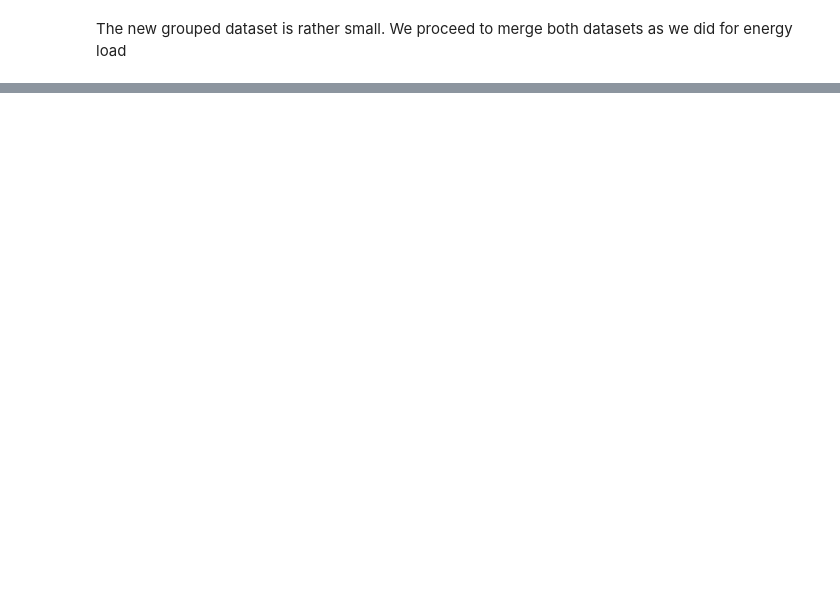
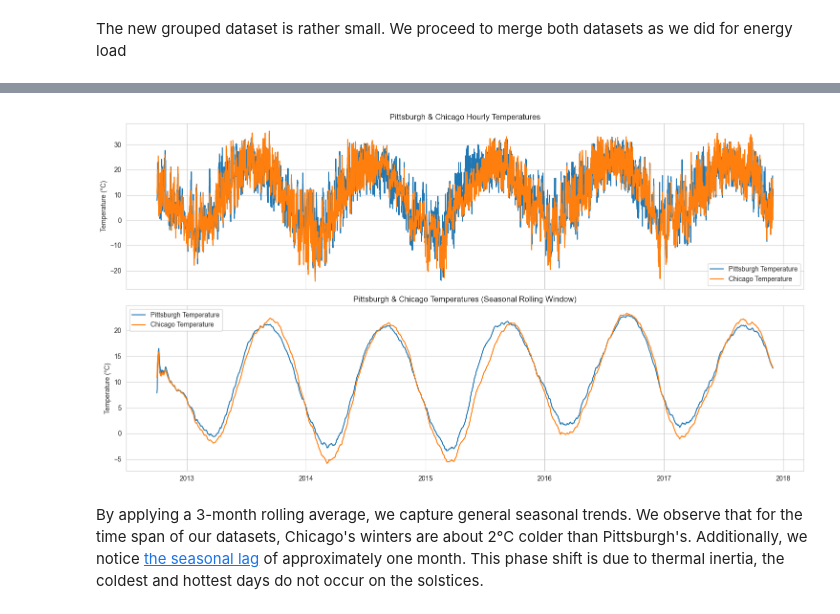
Before and after one commit to Somerillo/DI-Final_Project, a Jupyter notebook: time_series.ipynb, the cells around one changed output, grey strips where cells are left out. Cells and saved outputs as stored; diff of their text form; code cells hidden in the pictures; blank space fills up the shorter version.

```diff
--- a/time_series.ipynb
+++ b/time_series.ipynb
@@ -596,0 +661,37 @@ df_pennsylvania_flu
+# %%
+# calculate seasonal average (3 month span)
+df_temperature_pittsburgh['seasonal_avg'] = df_temperature_pittsburgh['pittsburgh_temp'].rolling(window='90D').mean()
+df_temperature_chicago['seasonal_avg'] = df_temperature_chicago['chicago_temp'].rolling(window='90D').mean()
+
+# calculate weekly average
+df_temperature_pittsburgh['week_avg'] = df_temperature_pittsburgh['pittsburgh_temp'].rolling(window='7D').mean()
+df_temperature_chicago['week_avg'] = df_temperature_chicago['chicago_temp'].rolling(window='7D').mean()
+
+# calculate daily average (24 hour span)
+df_temperature_pittsburgh['day_avg'] = df_temperature_pittsburgh['pittsburgh_temp'].rolling(window='24h').mean()
+df_temperature_chicago['day_avg'] = df_temperature_chicago['chicago_temp'].rolling(window='24h').mean()
+# %%
+# general season patterns
+fig, (ax1, ax2) = plt.subplots(2, 1, figsize=(15, 8), sharex=True)
+
+# plot raw temperatures
+sns.lineplot(data=df_temperature_pittsburgh, x='datetime', y='pittsburgh_temp', label='Pittsburgh Temperature', ax=ax1)
+sns.lineplot(data=df_temperature_chicago, x='datetime', y='chicago_temp', label='Chicago Temperature', ax=ax1)
+ax1.set_title('Pittsburgh & Chicago Hourly Temperatures')
+ax1.set_xlabel('') # redundant
+ax1.set_ylabel('Temperature (°C)')
+
+# plot seasonal moving avg
+sns.lineplot(data=df_temperature_pittsburgh, x='datetime', y='seasonal_avg', label='Pittsburgh Temperature', ax=ax2)
+sns.lineplot(data=df_temperature_chicago, x='datetime', y='seasonal_avg', label='Chicago Temperature', ax=ax2)
+ax2.set_title('Pittsburgh & Chicago Temperatures (Seasonal Rolling Window)')
+ax2.set_xlabel('') # redundant
+ax2.set_ylabel('Temperature (°C)')
+
+# adjust layout and show plot
+plt.tight_layout()
+plt.show()
+# %% [output]
+[figure, added]
+# %% [markdown]
+By applying a 3-month rolling average, we capture general seasonal trends. We observe that for the time span of our datasets, Chicago's winters are about 2°C colder than Pittsburgh's. Additionally, we notice [the seasonal lag](https://earthsky.org/earth/why-isnt-the-longest-day-of-the-year-the-hottest-day/) of approximately one month. This phase shift is due to thermal inertia, the coldest and hottest days do not occur on the solstices.
```
Also changed, not shown: parts of 11 cells of this notebook.
